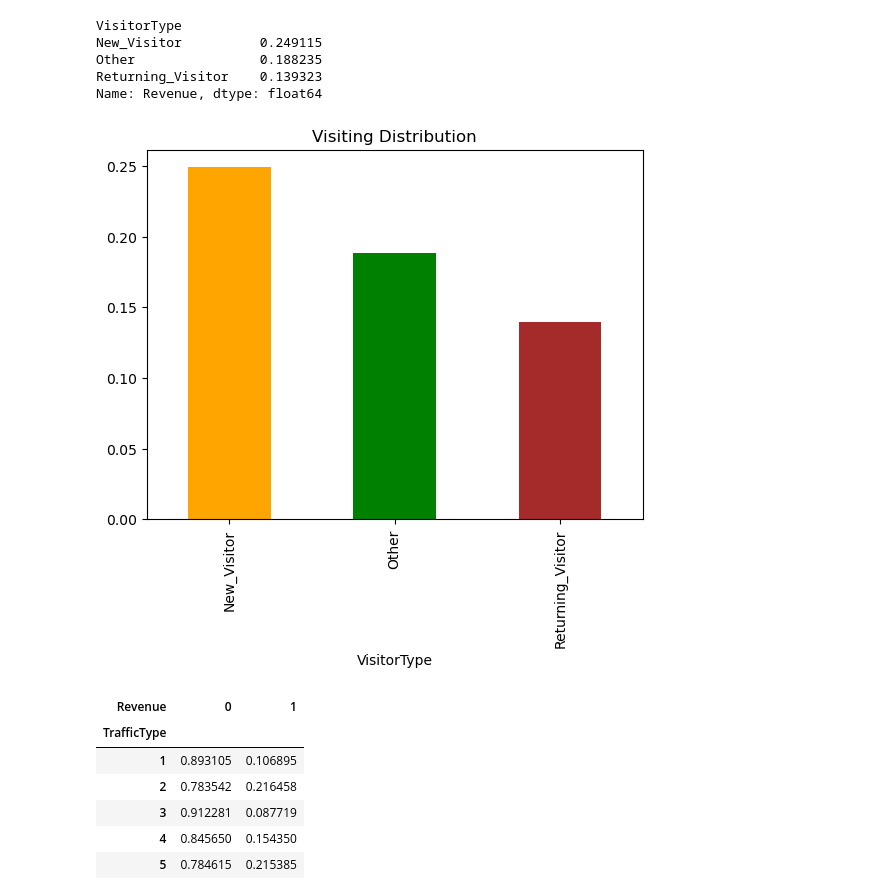
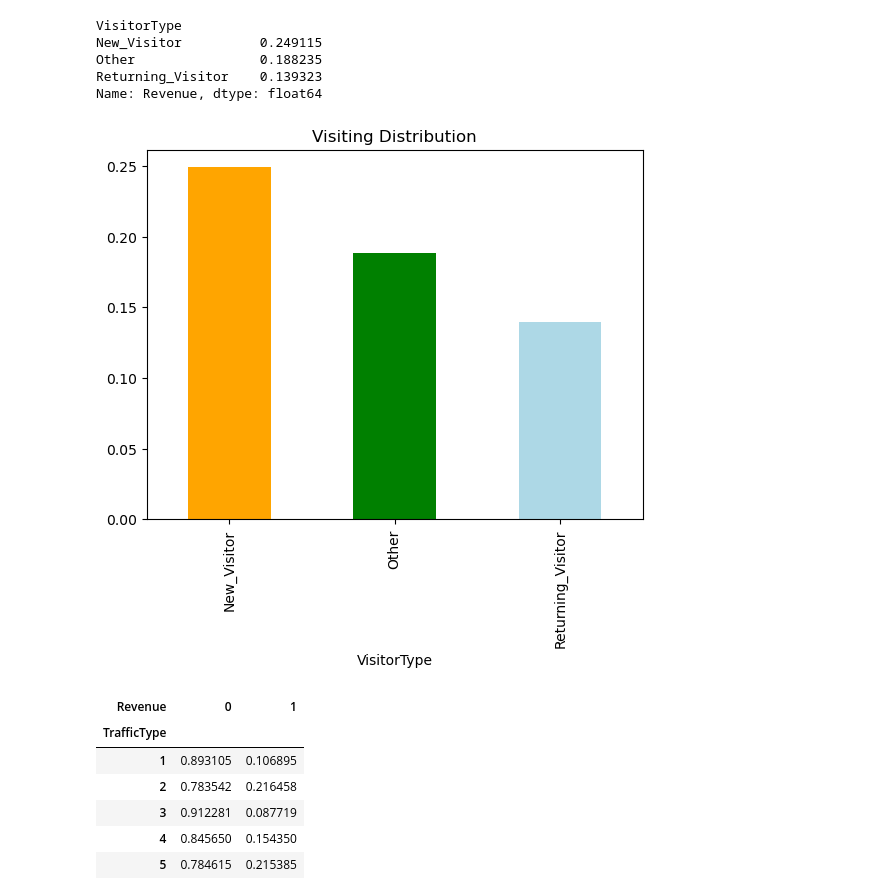
Before and after one commit to Helen2000-analyst/Customer-Purchase-Prediction, a Jupyter notebook: Capstone Project (Insight Lab).ipynb, the cells around one changed output. Drawn from its saved outputs; the diff is of its cells as text; code cells hidden in the pictures.

```diff
--- a/Capstone Project (Insight Lab).ipynb
+++ b/Capstone Project (Insight Lab).ipynb
@@ -238,11 +239,12 @@ Name: Revenue, dtype: float64
 # %%
 df["Revenue"] = df["Revenue"].astype(int)
 # %%
-df.groupby("VisitorType")["Revenue"].mean().plot(kind="bar", color=['orange', 'green', 'brown'])
+df.groupby("VisitorType")["Revenue"].mean().plot(kind="bar", color=['orange', 'green', 'lightblue'])
 plt.title("Visiting Distribution")
+plt.savefig("chart.png")
 plt.show()
 # %% [output]
-[figure, old version]
+[figure, new version]
 # %%
 pd.crosstab(df["TrafficType"], df["Revenue"], normalize= "index")
 # %% [output]
```
Also changed, not shown: parts of 21 cells of this notebook.
